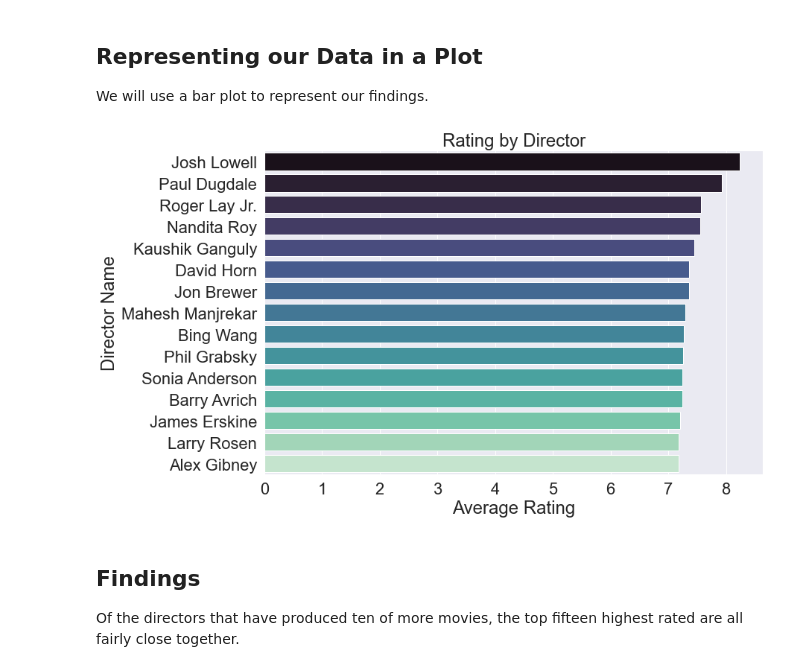
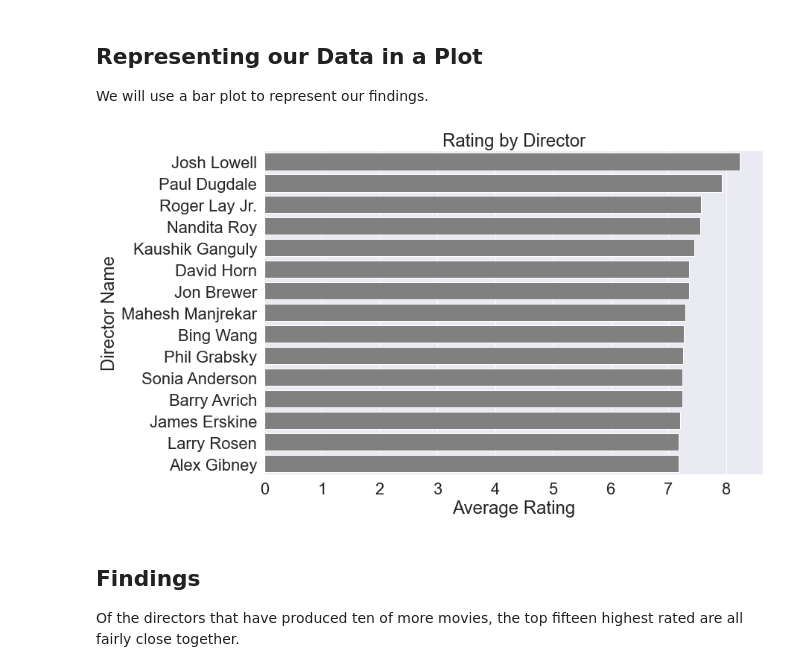
Before and after one commit to elizabeth524/dsc-phase-1-project-v2-3, a Jupyter notebook: microsoft_making_movies_analysis.ipynb, the cells around one changed output. Saved outputs shown, nothing was run; the diff lists cells and outputs as text; code cells hidden in the pictures.

Commit message:
Changed Plot Color

```diff
--- a/microsoft_making_movies_analysis.ipynb
+++ b/microsoft_making_movies_analysis.ipynb
@@ -661,16 +661,16 @@ We will use a bar plot to represent our findings.
 # %%
 #Create a bar plot to showcase results
 sns.set(rc={'figure.figsize':(12,8)},
         font_scale=2)
 p = sns.barplot(data=top_15_directors_df,
                 x='averagerating',
                 y=top_15_directors_df.index,
-                palette = 'mako')
+                color='grey')
 p.set(xlabel='Average Rating',
       ylabel='Director Name',
       title='Rating by Director');
 # %% [output]
-[figure, old version]
+[figure, new version]
 # %% [markdown]
 ## Findings
 Of the directors that have produced ten of more movies, the top fifteen highest rated are all fairly close together.
```
Also changed, not shown: parts of 2 cells of this notebook.
